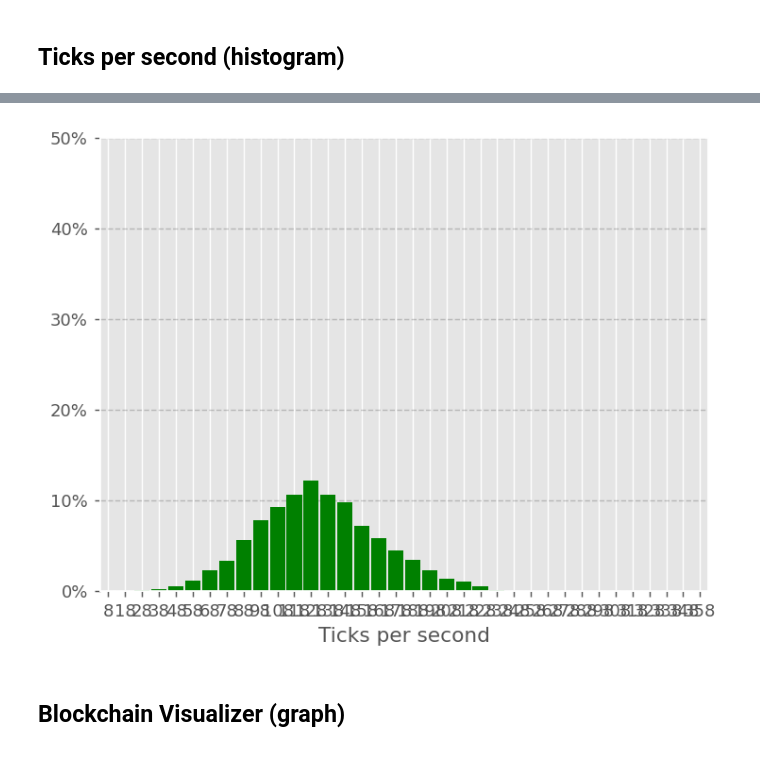
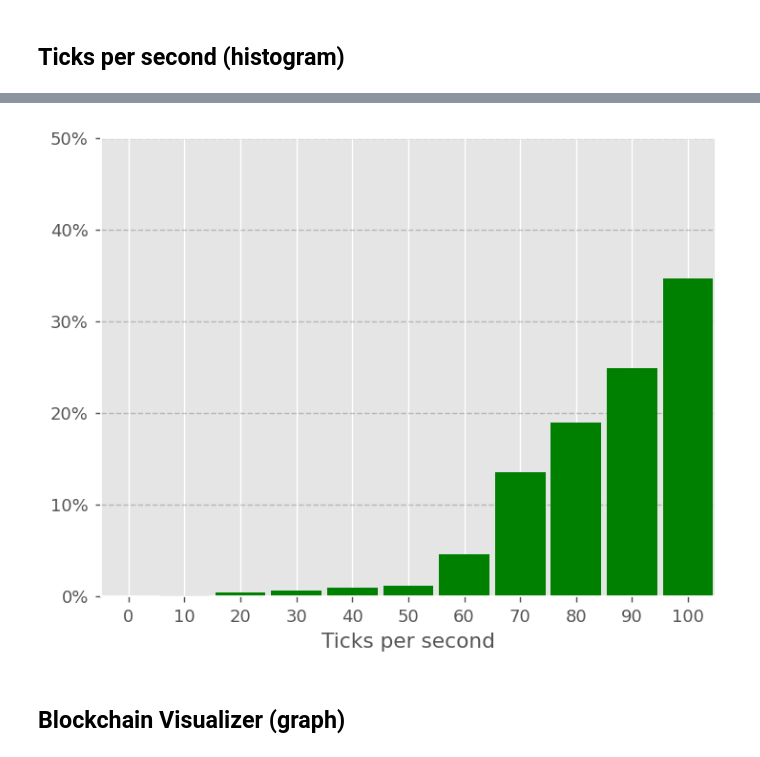
Before and after one commit to teksander/toychain-argos, a Jupyter notebook: MarketForaging/results/plotter_econ.ipynb, the cells around one changed output, grey strips where cells are left out. Saved outputs shown, nothing was run; the diff lists cells and outputs as text; code cells hidden in the pictures.

```diff
--- a/MarketForaging/results/plotter_econ.ipynb
+++ b/MarketForaging/results/plotter_econ.ipynb
@@ -187,7 +191,10 @@ The autoreload extension is already loaded. To reload it, use:
 # %%
-## LOAD ALL DFs
-df_firm   = load_df('firm')
-df_sc     = load_df('sc', False)
-df_block  = load_df('block', False)
-df_loop = load_df('loop', False)
+# ## LOAD ALL DFs
+df_firm    = load_df('firm')
+df_sc      = load_df('sc', False)
+df_block   = load_df('block', False)
+df_loop    = load_df('loop', False)
+df_patches = load_df('patches', False)
+df_sim     = load_df('simulation', False)
+df_col     = load_df('collection', False)
 # %% [output]
@@ -1068,11 +998,11 @@ Loaded dataframe: varyutil // datafile: patches
 # %% [markdown]
 ## Ticks per second (histogram)
 # %%
-display(EXP_drop)
-EXP = EXP_drop.value
+# display(EXP_drop)
+# EXP = EXP_drop.value
 
 # Generate the dataframe
-df = create_df(EXP, 'simulation')
+df = df_sim
 
 # Process the dataframe
 step = 10
@@ -1094,6 +1024,6 @@ ax.set_xlim(xmin=bins[0], xmax = bins[-1])
 ax.set_xlabel('Ticks per second')
 
 # Save plot
-plt.savefig("plots/experiment_"+EXP+"/ticks_per_second.png", bbox_inches='tight')
+# plt.savefig("plots/experiment_"+EXP+"/ticks_per_second.png", bbox_inches='tight')
 plt.show()
 # %% [output]
@@ -1101,4 +1030,4 @@ plt.show()
-[figure, old version]
+[figure, new version]
 # %% [markdown]
 ## Blockchain Visualizer (graph)
 # %%
```
Also changed, not shown: parts of 23 cells of this notebook, 7 other files.
